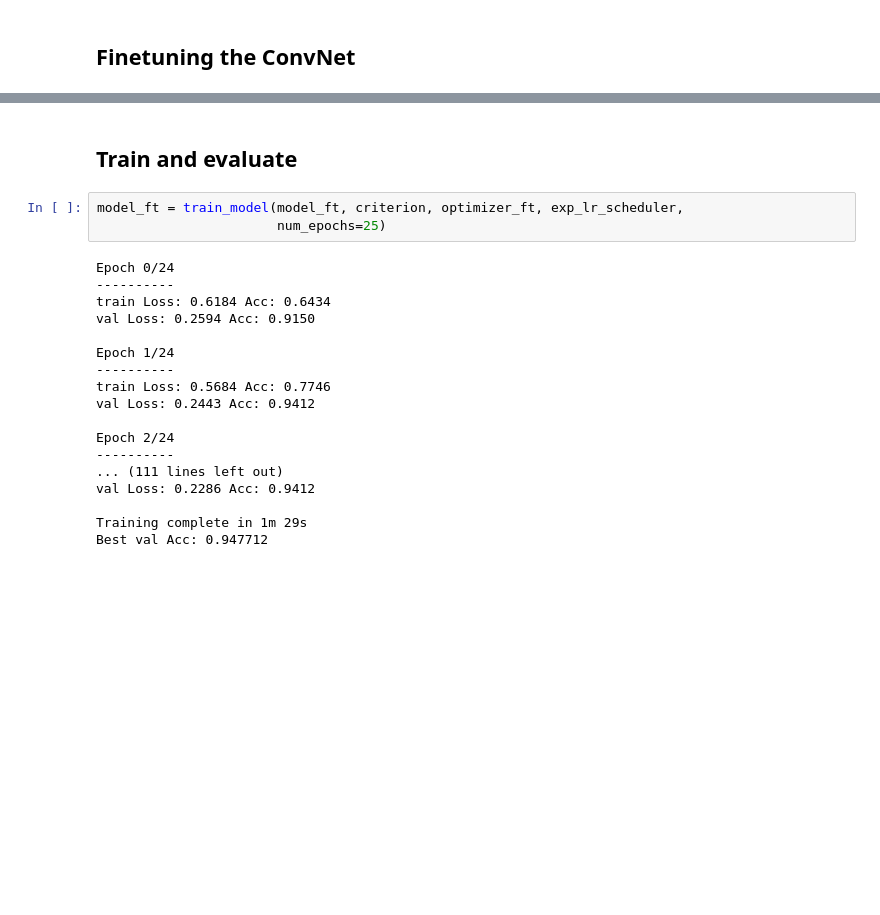
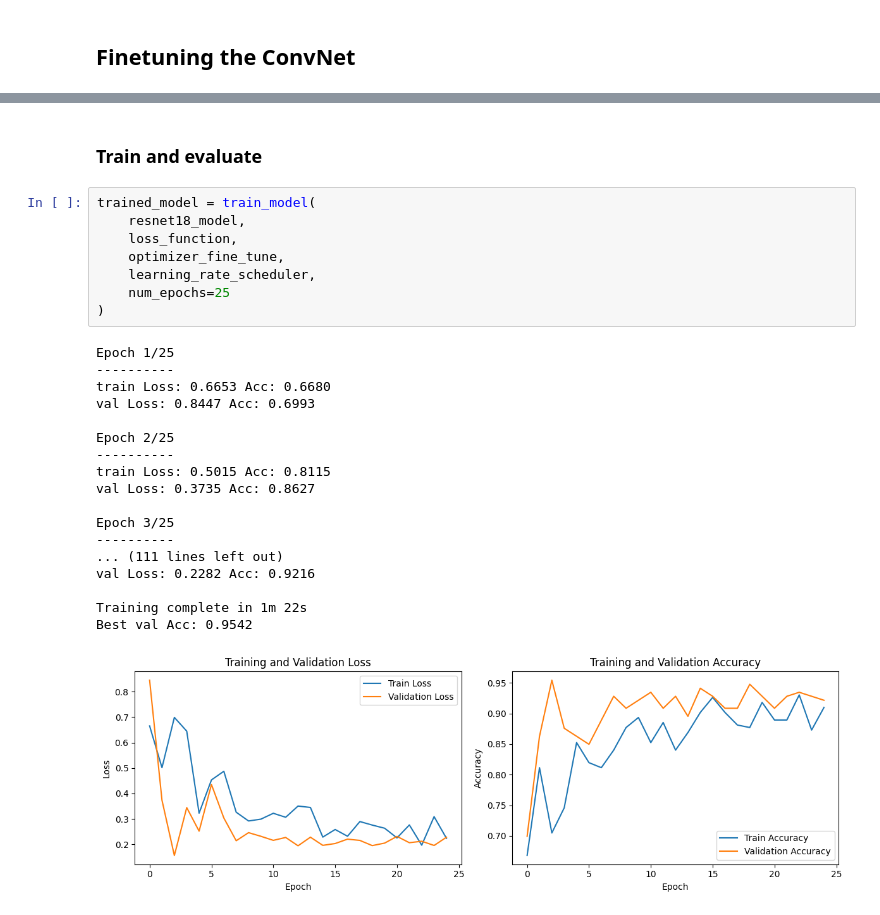
Before and after one commit to eshansurendra/EN3160_Assignment_03, a Jupyter notebook: A03_E03.ipynb, the cells around one changed output, grey strips where cells are left out. Saved outputs shown, nothing was run; the diff lists cells and outputs as text; blank space fills up the shorter version.

```diff
--- a/A03_E03.ipynb
+++ b/A03_E03.ipynb
@@ -227,24 +272,30 @@ Downloading: "https://download.pytorch.org/models/resnet18-f37072fd.pth" to /roo
 # %% [markdown]
-## Train and evaluate
+### Train and evaluate
-# %%
-model_ft = train_model(model_ft, criterion, optimizer_ft, exp_lr_scheduler,
-                       num_epochs=25)
-# %% [output]
-Epoch 0/24
-----------
-train Loss: 0.6184 Acc: 0.6434
-val Loss: 0.2594 Acc: 0.9150
-
-Epoch 1/24
-----------
-train Loss: 0.5684 Acc: 0.7746
-val Loss: 0.2443 Acc: 0.9412
-
-Epoch 2/24
-----------
-... (111 lines left out)
-val Loss: 0.2286 Acc: 0.9412
-
-Training complete in 1m 29s
-Best val Acc: 0.947712
+# %%
+trained_model = train_model(
+    resnet18_model,
+    loss_function,
+    optimizer_fine_tune,
+    learning_rate_scheduler,
+    num_epochs=25
+)
+# %% [output]
+Epoch 1/25
+----------
+train Loss: 0.6653 Acc: 0.6680
+val Loss: 0.8447 Acc: 0.6993
+
+Epoch 2/25
+----------
+train Loss: 0.5015 Acc: 0.8115
+val Loss: 0.3735 Acc: 0.8627
+
+Epoch 3/25
+----------
+... (111 lines left out)
+val Loss: 0.2282 Acc: 0.9216
+
+Training complete in 1m 22s
+Best val Acc: 0.9542
+[figure, added]
 # %%
```
Also changed, not shown: parts of 18 cells of this notebook.
